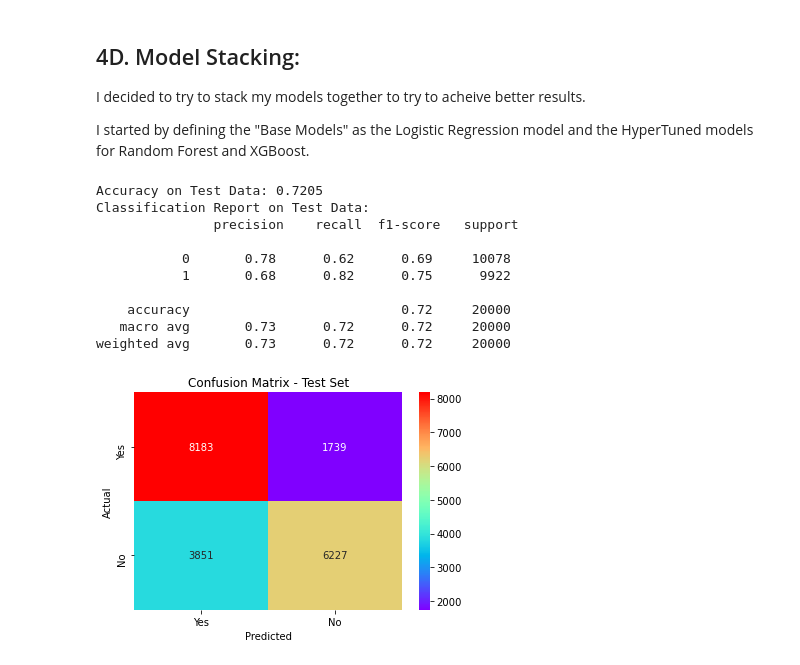
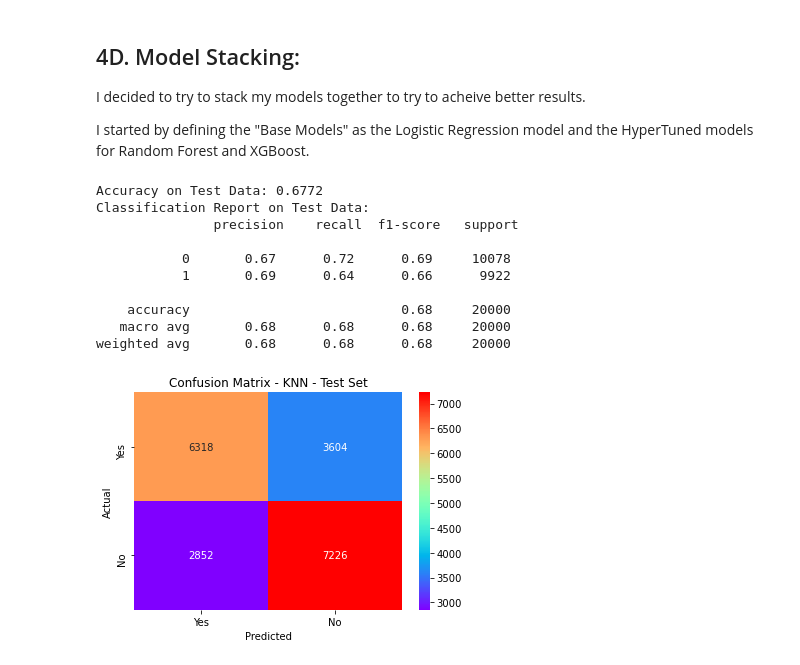
Before and after one commit to Lotus-baumgarner/Will-They-Seek-Treatment, a Jupyter notebook: Models-Conclusions.ipynb, the cells around one changed output. Cells and saved outputs as stored; diff of their text form; code cells hidden in the pictures.

Commit message:
update to pictures and added model stacking

```diff
--- a/Models-Conclusions.ipynb
+++ b/Models-Conclusions.ipynb
@@ -877,7 +881,7 @@ base_models = [
 ]
 # %%
 # Created the Meta-model using Logistic Regression
-meta_model = LogisticRegression()
+meta_model = KNeighborsClassifier(n_neighbors=10)
 
 # Created the stacking ensemble using Stacking Classifier
 stacking_ensemble = StackingClassifier(estimators=base_models, final_estimator=meta_model, cv=5)
@@ -903,30 +907,30 @@ classification_report_stackTest = classification_report(y_test, y_pred_stack)
 print(f'Accuracy on Test Data: {accuracy_stackTest}')
 print('Classification Report on Test Data:\n', classification_report_stackTest)
 # %% [output]
-Accuracy on Test Data: 0.7205
+Accuracy on Test Data: 0.6772
 Classification Report on Test Data:
                precision    recall  f1-score   support
 
-           0       0.78      0.62      0.69     10078
-           1       0.68      0.82      0.75      9922
+           0       0.67      0.72      0.69     10078
+           1       0.69      0.64      0.66      9922
 
-    accuracy                           0.72     20000
-   macro avg       0.73      0.72      0.72     20000
-weighted avg       0.73      0.72      0.72     20000
+    accuracy                           0.68     20000
+   macro avg       0.68      0.68      0.68     20000
+weighted avg       0.68      0.68      0.68     20000
 # %%
 # Created the confusion matrix for visualization
 cm_stackTest = confusion_matrix(y_test, y_pred_stack, labels=[1, 0])
 sns.heatmap(cm_stackTest, annot=True, fmt='d', cmap='rainbow')
 
 plt.xlabel('Predicted')
 plt.ylabel('Actual')
-plt.title('Confusion Matrix - Test Set')
+plt.title('Confusion Matrix - KNN - Test Set')
 
 plt.xticks(ticks=[0.5, 1.5], labels=['Yes', 'No'])
 plt.yticks(ticks=[0.5, 1.5], labels=['Yes', 'No'])
 
-plt.savefig('cm_stackTest.png', dpi=300, bbox_inches='tight')
+plt.savefig('cmKNN_stackTest.png', dpi=300, bbox_inches='tight')
 
 plt.show()
 # %% [output]
-[figure, old version]
+[figure, new version]
```
Also changed, not shown: parts of 4 cells of this notebook, 4 other files.
